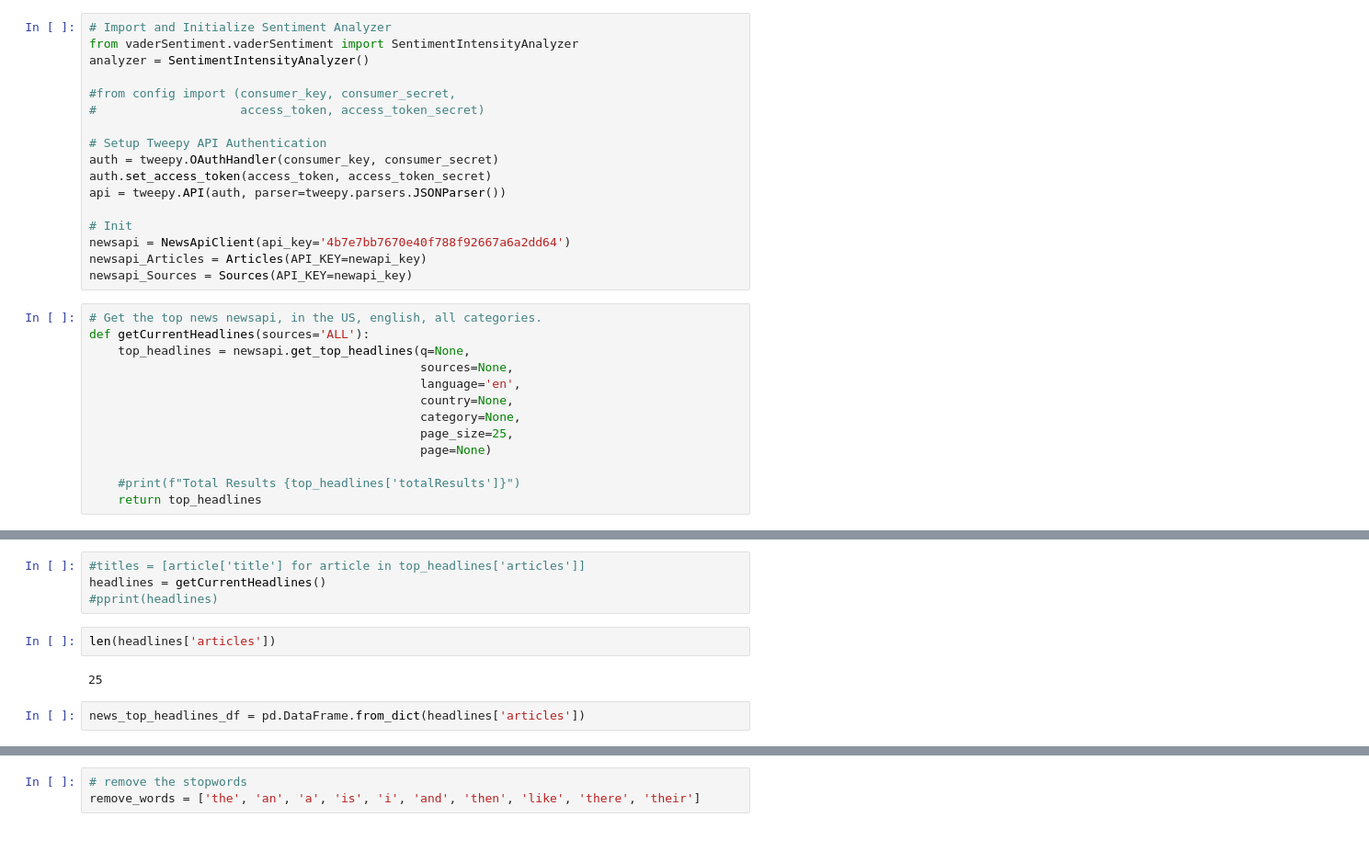
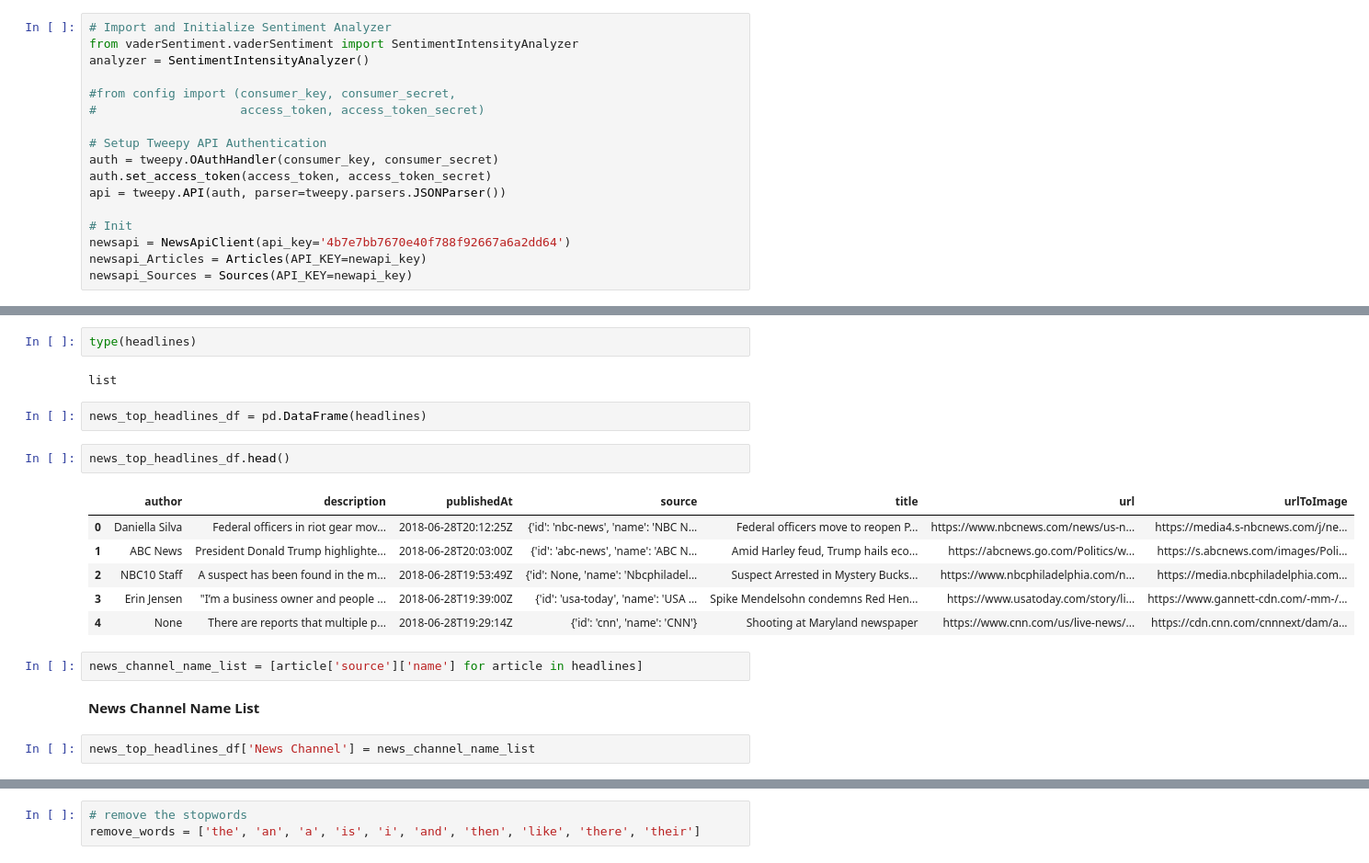
Before and after one commit to bsadagopa/Project1, a Jupyter notebook: TodaysNewsTrend.ipynb, the cells around one changed output, grey strips where cells are left out. Shown at 92% size. Saved outputs shown, nothing was run; the diff lists cells and outputs as text.

```diff
--- a/TodaysNewsTrend.ipynb
+++ b/TodaysNewsTrend.ipynb
@@ -50,16 +50,3 @@ api = tweepy.API(auth, parser=tweepy.parsers.JSONParser())
 newsapi = NewsApiClient(api_key='4b7e7bb7670e40f788f92667a6a2dd64')
 newsapi_Articles = Articles(API_KEY=newapi_key)
 newsapi_Sources = Sources(API_KEY=newapi_key)
-# %%
-# Get the top news newsapi, in the US, english, all categories.
-def getCurrentHeadlines(sources='ALL'):
-    top_headlines = newsapi.get_top_headlines(q=None,
-                                              sources=None,
-                                              language='en',
-                                              country=None,
-                                              category=None,
-                                              page_size=25,
-                                              page=None)
-
-    #print(f"Total Results {top_headlines['totalResults']}")
-    return top_headlines
@@ -66,11 +188,22 @@ def getCurrentHeadlines(sources='ALL'):
+# %%
+type(headlines)
+# %% [output]
+list
+# %%
+news_top_headlines_df = pd.DataFrame(headlines)
+# %%
+news_top_headlines_df.head()
+# %% [output]
+|  | author | description | publishedAt | source | title | url | urlToImage |
+| 0 | Daniella Silva | Federal officers in riot gear mov... | 2018-06-28T20:12:25Z | {'id': 'nbc-news', 'name': 'NBC N... | Federal officers move to reopen P... | https://www.nbcnews.com/news/us-n... | https://media4.s-nbcnews.com/j/ne... |
+| 1 | ABC News | President Donald Trump highlighte... | 2018-06-28T20:03:00Z | {'id': 'abc-news', 'name': 'ABC N... | Amid Harley feud, Trump hails eco... | https://abcnews.go.com/Politics/w... | https://s.abcnews.com/images/Poli... |
+| 2 | NBC10 Staff | A suspect has been found in the m... | 2018-06-28T19:53:49Z | {'id': None, 'name': 'Nbcphiladel... | Suspect Arrested in Mystery Bucks... | https://www.nbcphiladelphia.com/n... | https://media.nbcphiladelphia.com... |
+| 3 | Erin Jensen | "I’m a business owner and people ... | 2018-06-28T19:39:00Z | {'id': 'usa-today', 'name': 'USA ... | Spike Mendelsohn condemns Red Hen... | https://www.usatoday.com/story/li... | https://www.gannett-cdn.com/-mm-/... |
+| 4 | None | There are reports that multiple p... | 2018-06-28T19:29:14Z | {'id': 'cnn', 'name': 'CNN'} | Shooting at Maryland newspaper | https://www.cnn.com/us/live-news/... | https://cdn.cnn.com/cnnnext/dam/a... |
 # %%
-#titles = [article['title'] for article in top_headlines['articles']]
-headlines = getCurrentHeadlines()
-#pprint(headlines)
+news_channel_name_list = [article['source']['name'] for article in headlines]
-# %%
-len(headlines['articles'])
-# %% [output]
-25
-# %%
-news_top_headlines_df = pd.DataFrame.from_dict(headlines['articles'])
+# %% [markdown]
+**News Channel Name List**
+# %%
+news_top_headlines_df['News Channel'] = news_channel_name_list
 # %%
```
Also changed, not shown: parts of 11 cells of this notebook.
